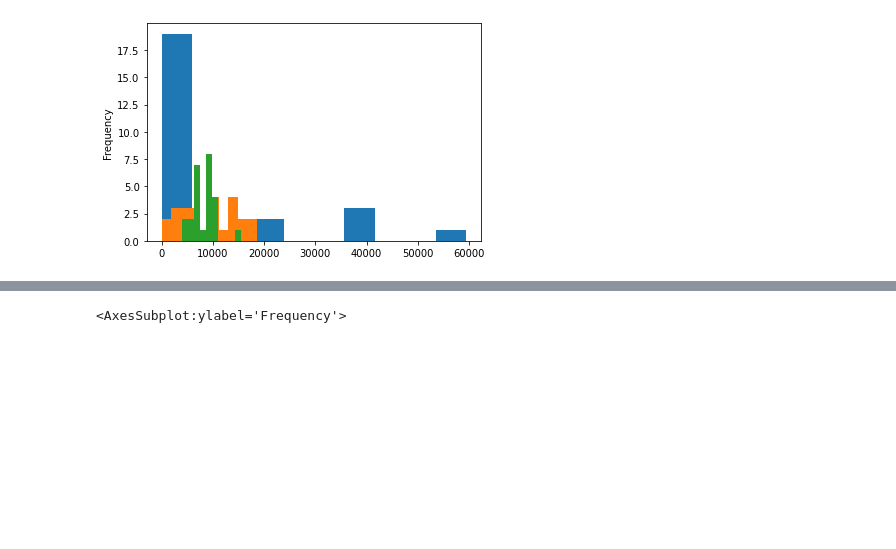
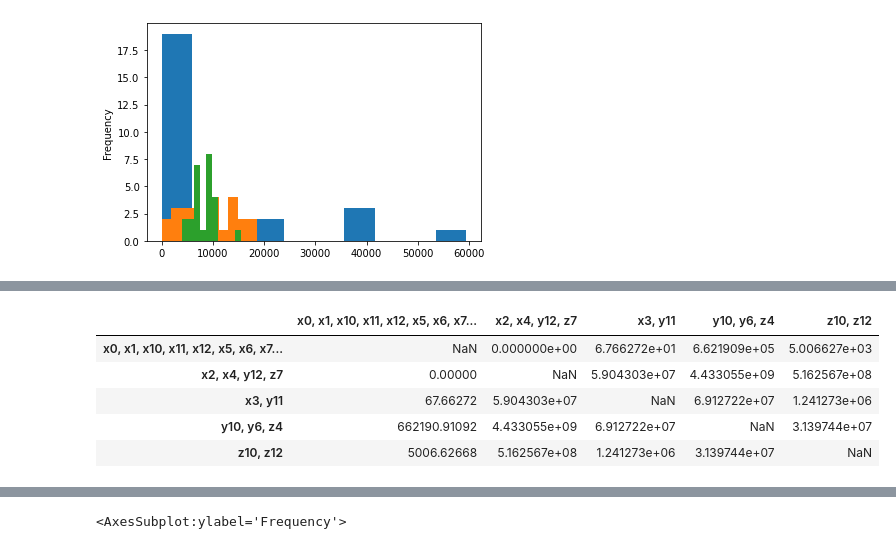
Before and after one commit to matthagy/regex_crossword, a Jupyter notebook: xplr0.ipynb, the cells around one changed output, grey strips where cells are left out. Drawn from its saved outputs; the diff is of its cells as text; code cells hidden in the pictures; blank space fills up the shorter version.

```diff
--- a/xplr0.ipynb
+++ b/xplr0.ipynb
@@ -290,0 +274,24 @@ overlap.round()
+# %%
+sss = sorted(too_large + reduced, key=lambda x: x.names_str)
+names = [ss.names_str for ss in sss]
+n = len(sss)
+overlap = np.zeros((n,n), dtype=float)
+for i in range(n):
+    overlap[i,i] = np.nan
+with tqdm(total=n*(n-1)//2) as progress:
+    for i in range(n):
+        for j in range(i+1, n):
+            progress.set_description(f'estimating intersection ({i},{j})', refresh=False)
+            progress.update()
+            overlap[i,j] = overlap[j,i] = sss[i].estimate_intersection_size(
+                sss[j], random, 2000, rate_floor_clamp=0)
+
+overlap = pd.DataFrame(overlap, index=names, columns=names)
+overlap
+# %% [output]
+|  | x0, x1, x10, x11, x12, x5, x6, x7... | x2, x4, y12, z7 | x3, y11 | y10, y6, z4 | z10, z12 |
+| x0, x1, x10, x11, x12, x5, x6, x7... | NaN | 0.000000e+00 | 6.766272e+01 | 6.621909e+05 | 5.006627e+03 |
+| x2, x4, y12, z7 | 0.00000 | NaN | 5.904303e+07 | 4.433055e+09 | 5.162567e+08 |
+| x3, y11 | 67.66272 | 5.904303e+07 | NaN | 6.912722e+07 | 1.241273e+06 |
+| y10, y6, z4 | 662190.91092 | 4.433055e+09 | 6.912722e+07 | NaN | 3.139744e+07 |
+| z10, z12 | 5006.62668 | 5.162567e+08 | 1.241273e+06 | 3.139744e+07 | NaN |
```
Also changed, not shown: parts of 8 cells of this notebook, 1 other file.
